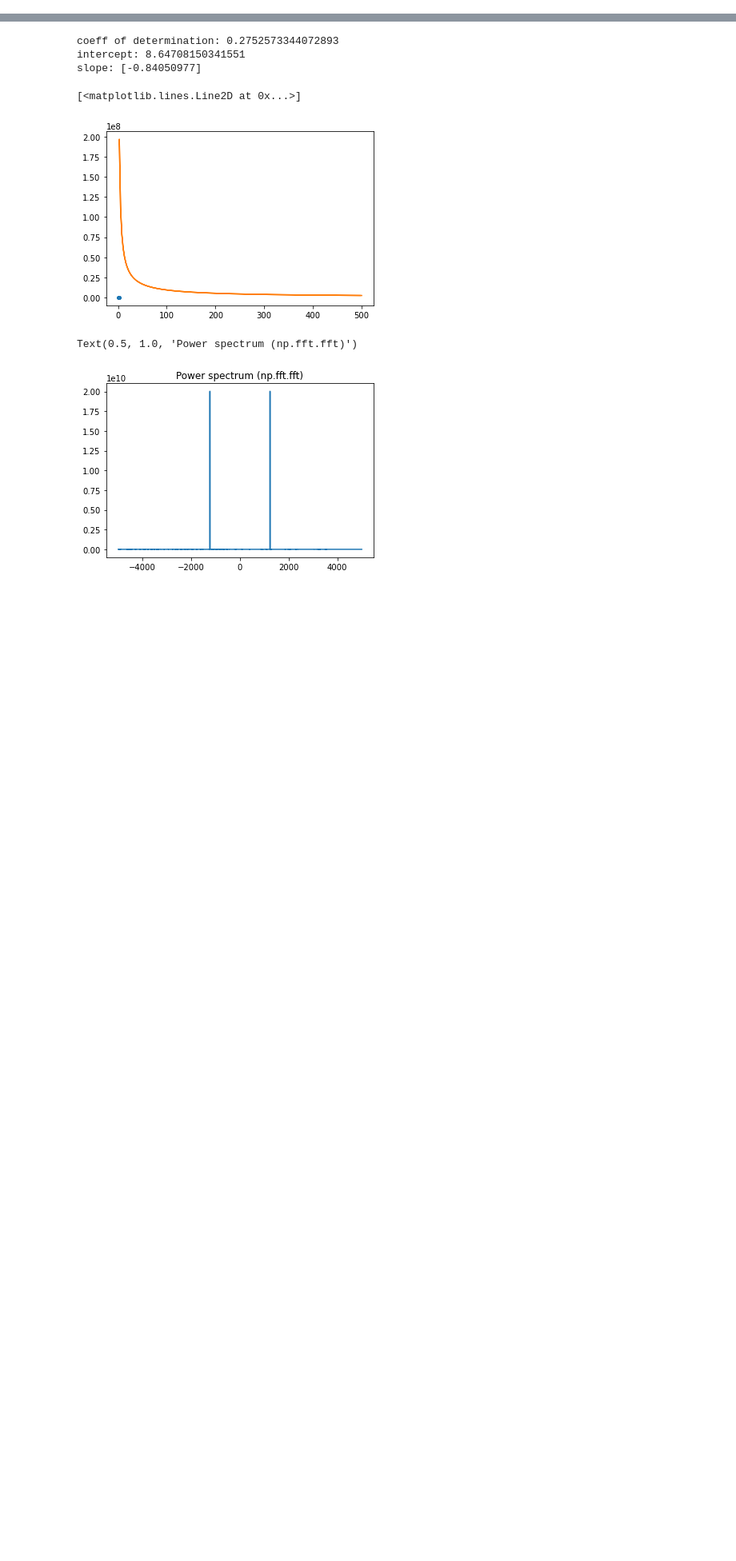
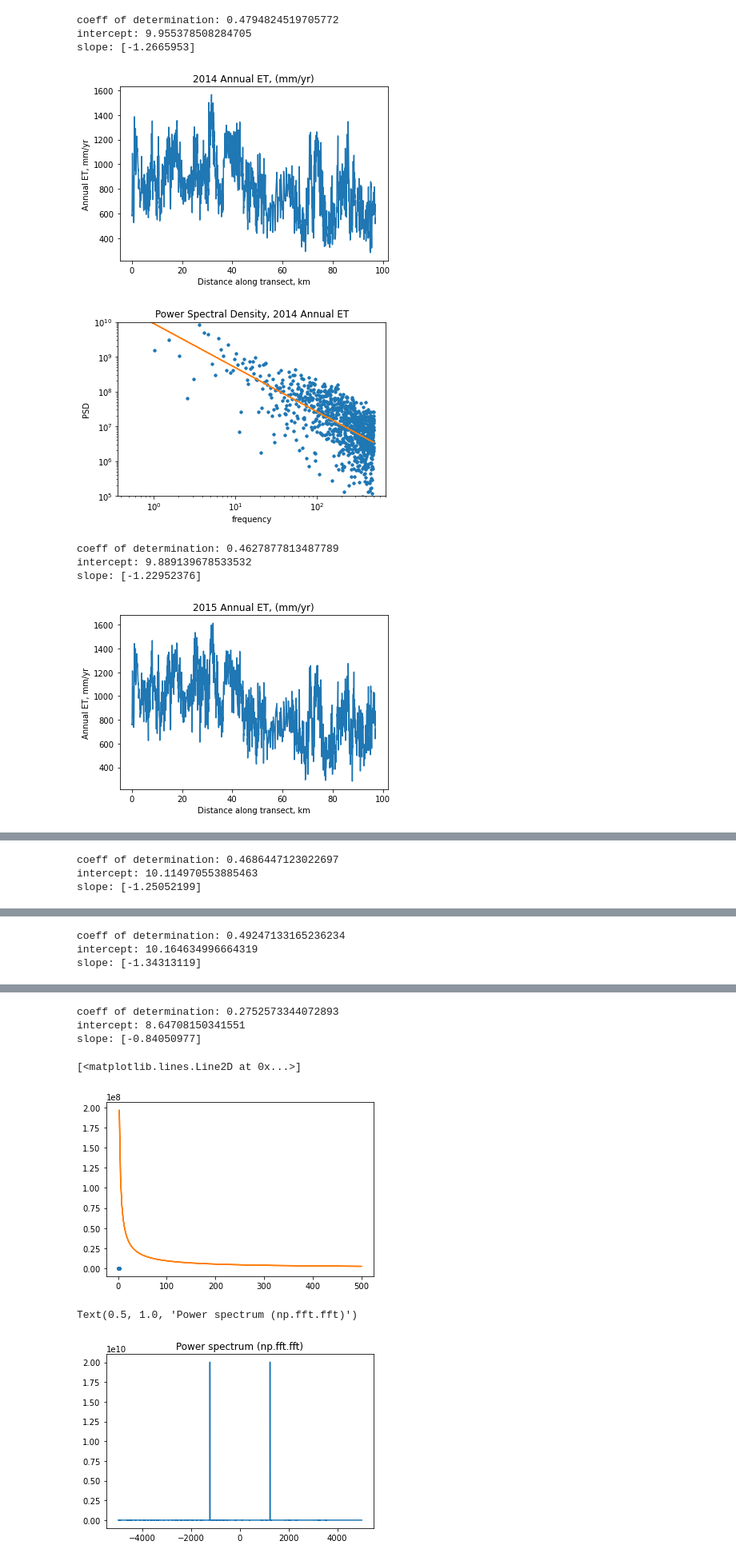
Before and after one commit to ecohydro/san_pedro, a Jupyter notebook: ET_PSD.ipynb, the cells around one changed output, grey strips where cells are left out. Shown: that part at 80% size. Cells and saved outputs as stored; diff of their text form; code cells hidden in the pictures; blank space fills up the shorter version.

Commit message:
higher res data and all years

```diff
--- a/ET_PSD.ipynb
+++ b/ET_PSD.ipynb
@@ -3,6 +3,7 @@ import pandas as pd
 # %%
 elevation_data = pd.read_csv('data/SPR_TotET6yrmean_elev_long.csv')
 et_data = pd.read_csv('data/SPR_TotET6yrmean_elev_wide.csv')
+all_et_data = pd.read_csv('data/ET_elev_interp_50m_long.csv')
 # %%
 print(et_data.columns)
 data = et_data.TotET_mm
@@ -89,0 +64,32 @@ slope: [-0.84050977]
+# %%
+all_vars = all_et_data['variable'].unique()
+years = all_vars[1:]
+year_label = {
+    'ET14_mm': '2014',
+    'ET15_mm': '2015',
+    'ET16_mm': '2016',
+    'ET17_mm': '2017',
+    'ET18_mm': '2018',
+    'ET19_mm': '2019',
+    'ETMN_mm': '2014-2019 Average'
+}
+
+for year in years:
+    df = all_et_data.loc[all_et_data['variable'] == year]
+    plt.figure()
+    plt.plot(df.Distance_km, df.value)
+    plt.xlabel('Distance along transect, km')
+    plt.ylabel('Annual ET, mm/yr')
+    plt.title('{title} Annual ET, (mm/yr)'.format(title=year_label[year]))
+
+    fft_fit(df.value, year_label[year])
+# %% [output]
+coeff of determination: 0.4794824519705772
+intercept: 9.955378508284705
+slope: [-1.2665953]
+[figure, added]
+[figure, added]
+coeff of determination: 0.4627877813487789
+intercept: 9.889139678533532
+slope: [-1.22952376]
+[figure, added]
@@ -89,0 +97,3 @@ slope: [-0.84050977]
+coeff of determination: 0.4686447123022697
+intercept: 10.114970553885463
+slope: [-1.25052199]
@@ -89,0 +102,3 @@ slope: [-0.84050977]
+coeff of determination: 0.49247133165236234
+intercept: 10.164634996664319
+slope: [-1.34313119]
```
Also changed, not shown: parts of 4 cells of this notebook, 4 other files.
